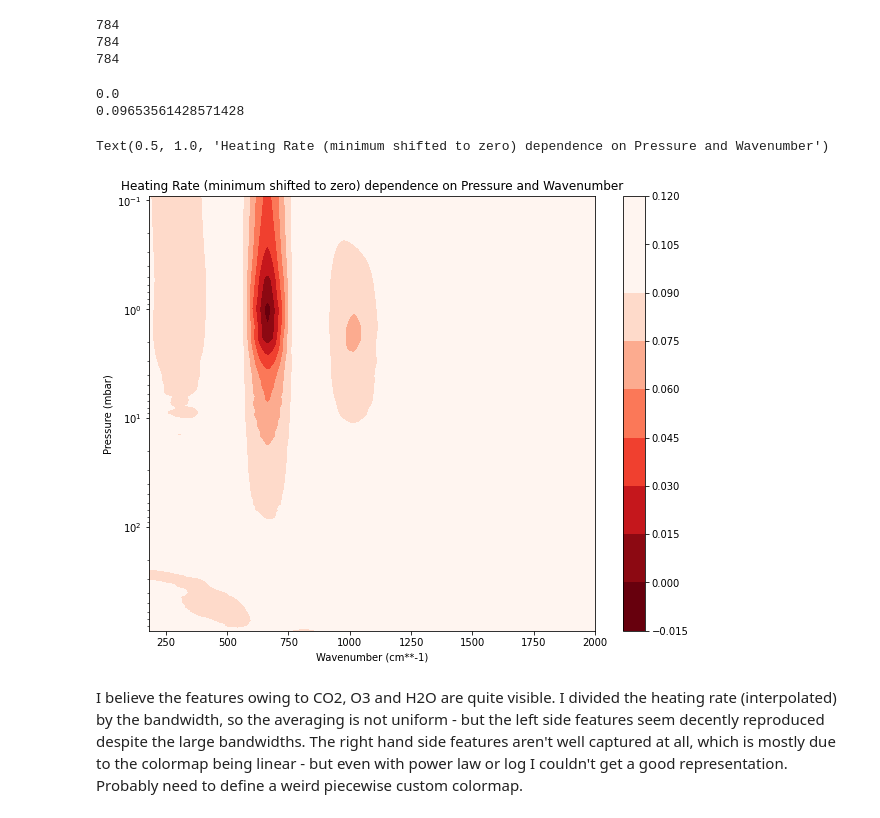
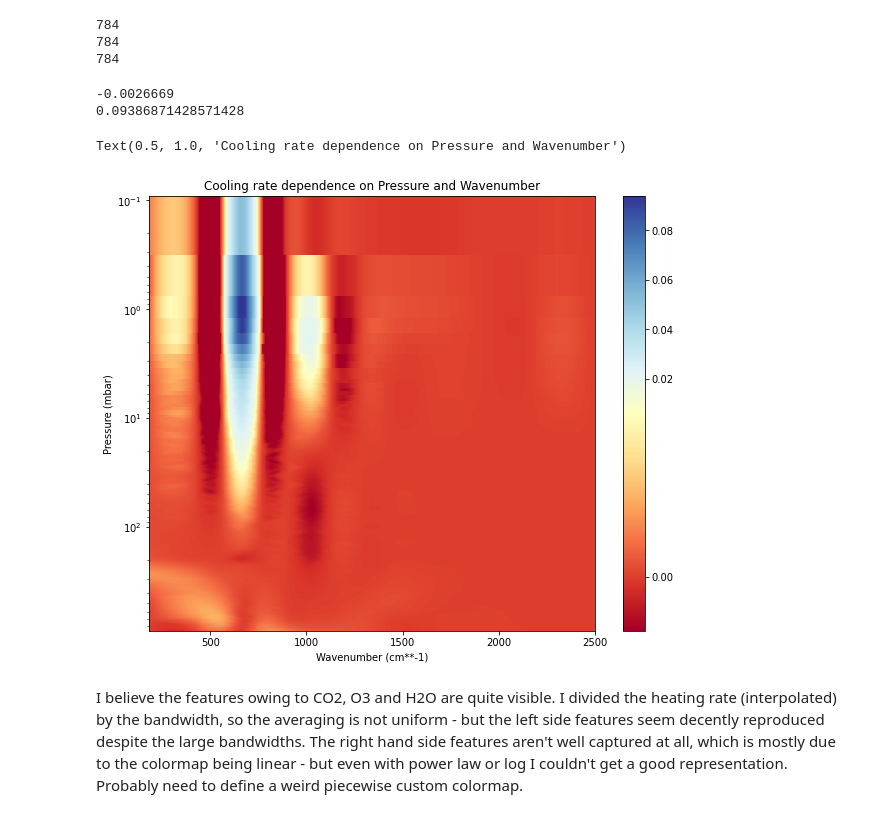
Before and after one commit to SennDegrare/RRTMG_LW_outputs, a Jupyter notebook: rrtm_lw_reproduced_plots.ipynb, the cells around one changed output. Cells and saved outputs as stored; diff of their text form; code cells hidden in the pictures.

```diff
--- a/rrtm_lw_reproduced_plots.ipynb
+++ b/rrtm_lw_reproduced_plots.ipynb
@@ -139,12 +139,12 @@ htr = np.empty(0)
 prs = np.empty(0)
 for i in range(16):
     output = rrtmg_lw_output_read(51,file[0],return_bands()[i])
-    htr = np.concatenate((htr, output[3][:-2]/widths[i]))
+    htr = np.concatenate((htr, output[3][:-2]/widths[i])) #Averaging over bandwidths
     prs = np.concatenate((prs, output[1][:-2]))
 bandarr = [np.repeat(bands[i], 49) for i in range(16)]
 bandarr = np.concatenate(bandarr).ravel()
-htr = [p-min(htr) for p in htr]
-
+# htr = [-p+min(htr) for p in htr]
+htr = [-p for p in htr]
 print(len(htr))
 print(len(prs))
 print(len(bandarr))
@@ -157,39 +157,47 @@ df = pd.DataFrame({'x':bandarr, 'y':prs, 'z':htr})
 print(min(df.z))
 print(max(df.z))
 # %% [output]
-0.0
-0.09653561428571428
+-0.0026669
+0.09386871428571428
 # %%
 import matplotlib
 nx = 2000
 ny = 2000
 vmin = min(df.z)
 vmax = max(df.z)
 xi = np.linspace(min(df.x), max(df.x), nx)
 yi = np.linspace(min(df.y), max(df.y), ny)
 x, y = np.meshgrid(xi,yi)
 z = griddata((df.x,df.y), df.z, (x,y), method='cubic')
 
 def forward(x):
-    return np.exp(-10/(x-vmin))
+    y = (x + 0.065)
+    y = np.where(x < -0.001, 10 * (x + 0.001), y)
+    y = np.where((x < 0.015) & (x >= -0.001), 5 * (x + 0.001), y)
+    return y
+
 def inverse(x):
-    return -10/np.log(x)+vmin
+    y = (x - 0.065)
+    y = np.where(x < 0.0, x / 10 - 0.001, y)
+    y = np.where((x >= 0.0) & (x < 0.08), x / 5 - 0.001, y)
+    return y
 
 norm = matplotlib.colors.FuncNorm((forward, inverse), vmin=vmin, vmax=vmax)
 
 fig,ax = plt.subplots(figsize=(10,8))
-# plt.contourf(x,y,z, norm=norm, cmap='Reds_r')
-plt.contourf(x,y,z, norm=matplotlib.colors.Normalize(vmin=vmin,vmax=vmax), cmap='Reds_r')
+plt.pcolormesh(x,y,z, norm=norm, cmap='RdYlBu')
+#plt.contour(x,y,z, levels=2)
+# plt.contourf(x,y,z, norm=matplotlib.colors.Normalize(vmin=vmin,vmax=vmax), cmap='viridis_r')
 plt.xlabel('Wavenumber (cm**-1)')
-plt.xlim(180,2000)
+plt.xlim(180,2500)
 plt.ylabel('Pressure (mbar)')
 plt.yscale('log')
 plt.ylim(max(df.y),min(df.y))
 plt.colorbar()
-plt.title('Heating Rate (minimum shifted to zero) dependence on Pressure and Wavenumber')
+plt.title('Cooling rate dependence on Pressure and Wavenumber')
 # %% [output]
-Text(0.5, 1.0, 'Heating Rate (minimum shifted to zero) dependence on Pressure and Wavenumber')
+Text(0.5, 1.0, 'Cooling rate dependence on Pressure and Wavenumber')
-[figure, old version]
+[figure, new version]
 # %% [markdown]
 I believe the features owing to CO2, O3 and H2O are quite visible. I divided the heating rate (interpolated) by the bandwidth, so the averaging is not uniform - but the left side features seem decently reproduced despite the large bandwidths. The right hand side features aren't well captured at all, which is mostly due to the colormap being linear - but even with power law or log I couldn't get a good representation. Probably need to define a weird piecewise custom colormap.
 # %%
```
Also changed, not shown: parts of 3 cells of this notebook.
